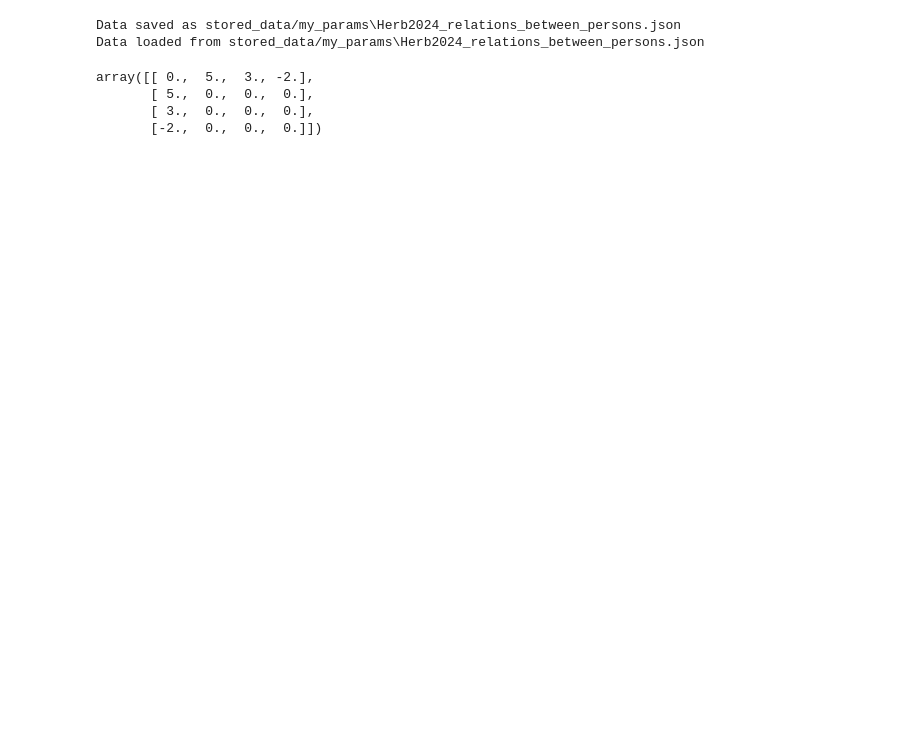
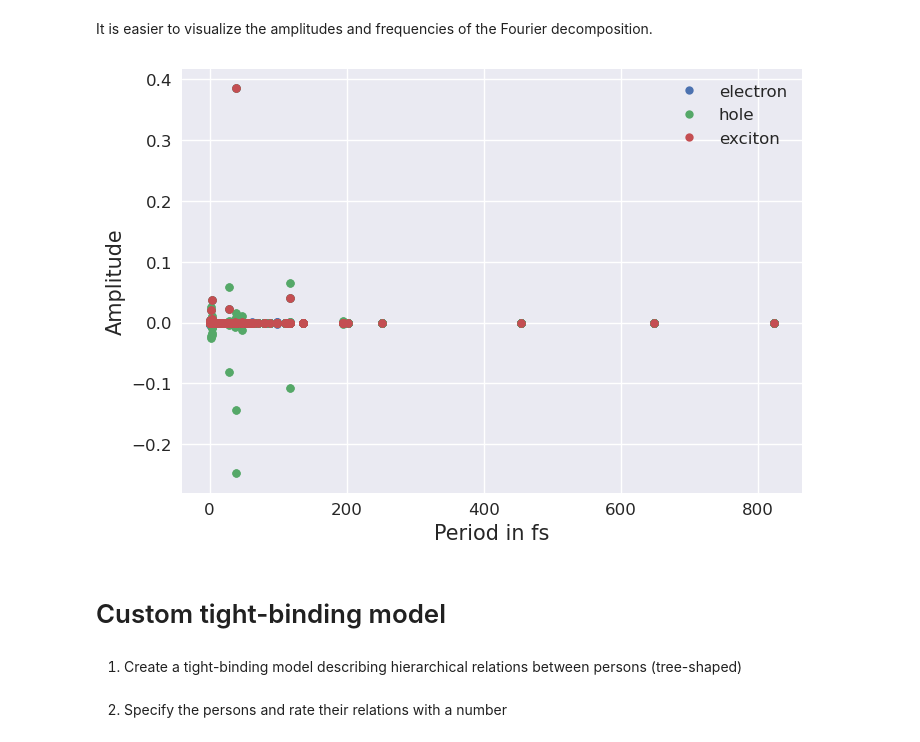
Before and after one commit to dehe1011/QuantumDNA, a Jupyter notebook: doc/tutorials/0_TB_Models.ipynb, the cells around one changed output. Saved outputs shown, nothing was run; the diff lists cells and outputs as text; code cells hidden in the pictures; blank space fills up the shorter version.

```diff
--- a/doc/tutorials/0_TB_Models.ipynb
+++ b/doc/tutorials/0_TB_Models.ipynb
@@ -7,0 +48,4 @@ if ROOT_DIR not in sys.path:
+# %%
+tb_model = TB_Model(dna_seq.tb_model_name, dna_seq.tb_dims)
+# print all attributes of the TB_Model instance
+tb_model.__vars__()
@@ -7,0 +130,8 @@ if ROOT_DIR not in sys.path:
+# %%
+# Initial state
+init_state = tb_model.eh_basis[0]
+# DNA base for which the Fourier components are calculated
+end_state = tb_model.tb_basis[0]
+
+# Average population of the chosen base
+tb_ham.get_fourier(init_state, end_state, ['average_pop'])
@@ -8,34 +165,29 @@ if ROOT_DIR not in sys.path:
+# %% [markdown]
+It is easier to visualize the amplitudes and frequencies of the Fourier decomposition.
+# %%
+import matplotlib.pyplot as plt
+from DNA.plotting import plot_fourier
+
+fig, ax = plt.subplots()
+plot_fourier(ax, tb_ham, init_state, end_state, 'Period')
+# %% [output]
+[figure, added]
+# %% [markdown]
+# Custom tight-binding model
 # %%
 from DNA.model import Custom_TB_Model, save_tb_params, load_tb_params, tb_ham_1P
+# %% [markdown]
+1. Create a tight-binding model describing hierarchical relations between persons (tree-shaped)
 # %%
-# 1. create a tight-binding model describing hierarchical relations between persons (tree-shaped)
-
+# input
+tb_model_name = 'my_model'
+num_strands = 1
 tb_basis = ['P0', 'P1', 'P2', 'P3']
 tb_config = [('relation', 'P0', 'P1'),
              ('relation', 'P0', 'P2'),
              ('relation', 'P0', 'P3')]
-num_strands = 1
 
-tb_model = Custom_TB_Model('my_model', (1, 4), tb_basis, tb_config)
-
-# 2. specify the persons and rate their relations with a number
-
-tb_sites = ['Alice', 'Bob', 'Charlie', 'Eve']
-tb_param_dict = {'relation_AliceBob': 5, 'relation_AliceCharlie': 3, 'relation_AliceEve': -2,
-            'relation_BobAlice': 5, 'relation_CharlieAlice': 3, 'relation_EveAlice': -2}
-info_dict={'author': 'Herb2024', 'subject': 'relations_between_persons'}
-
-# 3. save and load the created dictionary to be able to reuse and look up the parameters later
-save_tb_params(tb_param_dict, info_dict, directory = 'stored_data/my_params', notes = 'The parameters describe relations between persons.')
-tb_param_dict = load_tb_params(info_dict, directory = 'stored_data/my_params', load_metadata = False)
-
-# 4. create the corresponding matrix
-tb_ham = tb_ham_1P(tb_model, tb_param_dict, dict(zip(tb_basis, tb_sites)) )
-tb_ham
+tb_dims = ( num_strands, len(tb_basis)//num_strands )
+tb_model = Custom_TB_Model(tb_model_name, tb_dims, tb_basis, tb_config)
-# %% [output]
-Data saved as stored_data/my_params\Herb2024_relations_between_persons.json
-Data loaded from stored_data/my_params\Herb2024_relations_between_persons.json
-array([[ 0.,  5.,  3., -2.],
-       [ 5.,  0.,  0.,  0.],
-       [ 3.,  0.,  0.,  0.],
-       [-2.,  0.,  0.,  0.]])
+# %% [markdown]
+2. Specify the persons and rate their relations with a number
```
Also changed, not shown: parts of 27 cells of this notebook, 54 other files.
